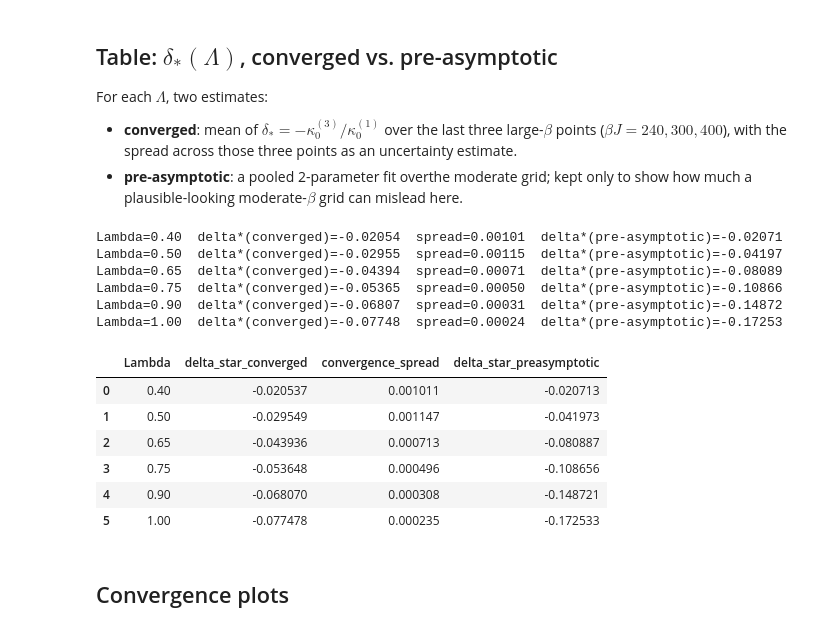
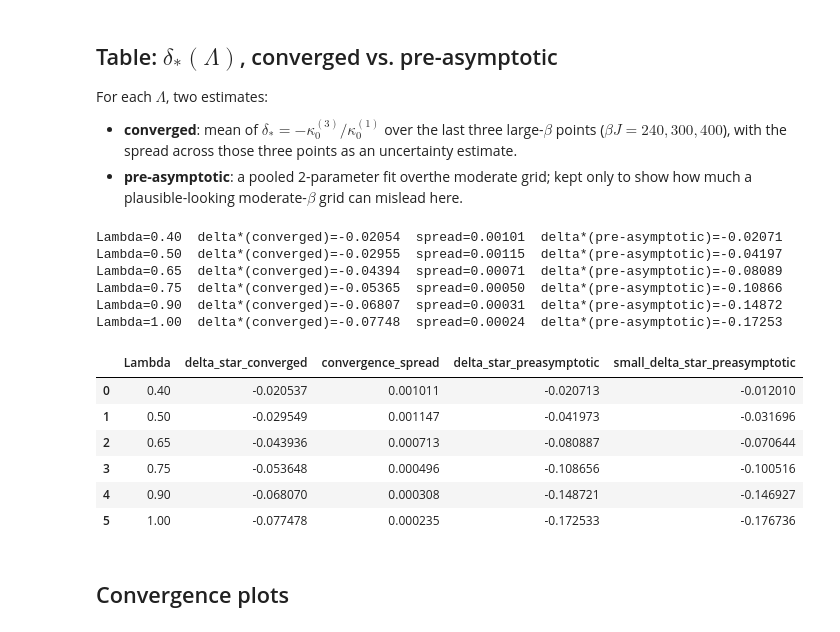
Before and after one commit to meabhallen/sykquench, a Jupyter notebook: syk_matsubara_kernel.ipynb, the cells around one changed output. Saved outputs shown, nothing was run; the diff lists cells and outputs as text; code cells hidden in the pictures.

```diff
--- a/syk_matsubara_kernel.ipynb
+++ b/syk_matsubara_kernel.ipynb
@@ -89,9 +88,10 @@ equilibrium $f_{00}$ extraction — does not need anywhere near $N_\tau=480\,\be
 J4 = 1.0
 J2 = 0.0
 
+small_betas = [12.0, 18.0, 24.0, 30.0]
 moderate_betas = [12.0, 18.0, 24.0, 30.0, 36.0, 42.0, 48.0, 54.0, 60.0]
 large_betas = [80.0, 100.0, 140.0, 180.0, 240.0, 300.0, 400.0]
-all_betas = moderate_betas + large_betas
+all_betas = small_betas + moderate_betas + large_betas
 
 # Lambda grid, restricted to Lambda<=1: Lambda=1 is flagged elsewhere as not a particularly
 # reliable regulator, and Lambda>~1 is where the independent shared-intercept method's own
@@ -559,6 +559,7 @@ For each $\Lambda$, two estimates:
 plausible-looking moderate-$\beta$ grid can mislead here.
 # %%
 converged_betas = large_betas[-3:]  # betaJ = 240, 300, 400
+small_preasymptotic_betas = [b for b in small_betas if b * J4 >= PREASYMPTOTIC_BETA_MIN]
 preasymptotic_betas = [b for b in moderate_betas if b * J4 >= PREASYMPTOTIC_BETA_MIN]
 
 kappa_converged_rows = []
@@ -567,39 +568,48 @@ for Lambda_i in sweep_Lambda:
         (kappa_df["Lambda"] == Lambda_i) & (kappa_df["beta"].isin(converged_betas))
     ].sort_values("beta")["delta_star_pointwise"].to_numpy()
 
     # Pooled pre-asymptotic fit, reusing the tangents already cached above.
     eq_list = [equilibria[b] for b in preasymptotic_betas]
     dG1_list = [tangents[(Lambda_i, b)][0] for b in preasymptotic_betas]
     dG3_list = [tangents[(Lambda_i, b)][1] for b in preasymptotic_betas]
     fit1_pooled = pooled_kappa01_fit(eq_list, dG1_list)
     fit3_pooled = pooled_kappa01_fit(eq_list, dG3_list)
     delta_star_preasymptotic = -fit3_pooled["kappa0"] / fit1_pooled["kappa0"]
 
+    # Pooled pre-asymptotic fit, reusing the tangents already cached above.
+    small_eq_list = [equilibria[b] for b in small_preasymptotic_betas]
+    small_dG1_list = [tangents[(Lambda_i, b)][0] for b in small_preasymptotic_betas]
+    small_dG3_list = [tangents[(Lambda_i, b)][1] for b in small_preasymptotic_betas]
+    small_fit1_pooled = pooled_kappa01_fit(small_eq_list, small_dG1_list)
+    small_fit3_pooled = pooled_kappa01_fit(small_eq_list, small_dG3_list)
+    small_delta_star_preasymptotic = -small_fit3_pooled["kappa0"] / small_fit1_pooled["kappa0"]
+
     kappa_converged_rows.append({
         "Lambda": Lambda_i,
         "delta_star_converged": float(np.mean(last3)),
         "convergence_spread": float(np.max(last3) - np.min(last3)),
         "delta_star_preasymptotic": delta_star_preasymptotic,
+        "small_delta_star_preasymptotic": small_delta_star_preasymptotic,
     })
     print(f"Lambda={Lambda_i:.2f}  delta*(converged)={np.mean(last3): .5f}  "
           f"spread={np.max(last3) - np.min(last3):.5f}  "
           f"delta*(pre-asymptotic)={delta_star_preasymptotic: .5f}")
 
 kappa_converged_df = pd.DataFrame(kappa_converged_rows)
 kappa_converged_df
 # %% [output]
 Lambda=0.40  delta*(converged)=-0.02054  spread=0.00101  delta*(pre-asymptotic)=-0.02071
 Lambda=0.50  delta*(converged)=-0.02955  spread=0.00115  delta*(pre-asymptotic)=-0.04197
 Lambda=0.65  delta*(converged)=-0.04394  spread=0.00071  delta*(pre-asymptotic)=-0.08089
 Lambda=0.75  delta*(converged)=-0.05365  spread=0.00050  delta*(pre-asymptotic)=-0.10866
 Lambda=0.90  delta*(converged)=-0.06807  spread=0.00031  delta*(pre-asymptotic)=-0.14872
 Lambda=1.00  delta*(converged)=-0.07748  spread=0.00024  delta*(pre-asymptotic)=-0.17253
-|  | Lambda | delta_star_converged | convergence_spread | delta_star_preasymptotic |
-| 0 | 0.40 | -0.020537 | 0.001011 | -0.020713 |
-| 1 | 0.50 | -0.029549 | 0.001147 | -0.041973 |
-| 2 | 0.65 | -0.043936 | 0.000713 | -0.080887 |
-| 3 | 0.75 | -0.053648 | 0.000496 | -0.108656 |
-| 4 | 0.90 | -0.068070 | 0.000308 | -0.148721 |
-| 5 | 1.00 | -0.077478 | 0.000235 | -0.172533 |
+|  | Lambda | delta_star_converged | convergence_spread | delta_star_preasymptotic | small_delta_star_preasymptotic |
+| 0 | 0.40 | -0.020537 | 0.001011 | -0.020713 | -0.012010 |
+| 1 | 0.50 | -0.029549 | 0.001147 | -0.041973 | -0.031696 |
+| 2 | 0.65 | -0.043936 | 0.000713 | -0.080887 | -0.070644 |
+| 3 | 0.75 | -0.053648 | 0.000496 | -0.108656 | -0.100516 |
+| 4 | 0.90 | -0.068070 | 0.000308 | -0.148721 | -0.146927 |
+| 5 | 1.00 | -0.077478 | 0.000235 | -0.172533 | -0.176736 |
 # %% [markdown]
 ## Convergence plots
```
Also changed, not shown: parts of 4 cells of this notebook.
